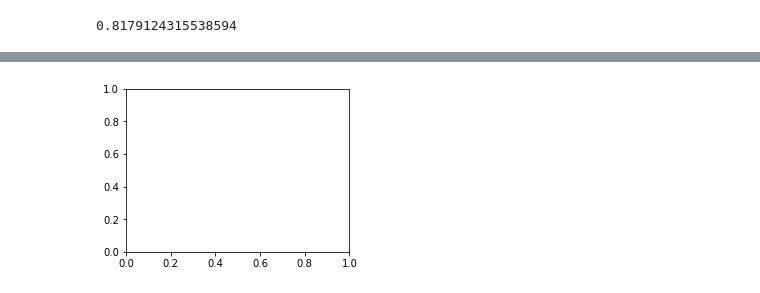
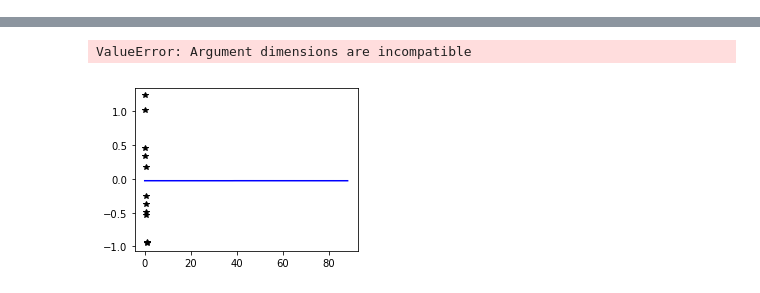
Before and after one commit to lerkoah/BayesianInterferometryIDS, a Jupyter notebook: src/gp-spectral-regression.ipynb, the cells around one changed output, grey strips where cells are left out. Saved outputs shown, nothing was run; the diff lists cells and outputs as text; code cells hidden in the pictures.

```diff
--- a/src/gp-spectral-regression.ipynb
+++ b/src/gp-spectral-regression.ipynb
@@ -7,7 +11,21 @@ from matplotlib import pyplot as plt
 # %%
-from torch.autograd import Variable
 # Training data is 11 points in [0,1] inclusive regularly spaced
-train_x = Variable(torch.linspace(0, 1, 11))
+x = np.linspace(0,1,50)
+x_tensor = Variable(torch.from_numpy(x).float())
+all_index = np.arange(x.shape[0])
+
+train_x_index = np.sort(np.random.choice(np.arange(x.shape[0]),11, replace=False))
+H = np.zeros((x.shape[0], train_x_index.shape[0])).T
+
+for q in range(train_x_index.shape[0]):
+    for p in range(x.shape[0]):
+        if train_x_index[q] == all_index[p]:
+            H[q,p] = 1
+H = H.T
+
+train_x = x[train_x_index]
+train_x = Variable(torch.from_numpy(train_x).float())
+
 # True function is sin(2*pi*x) with Gaussian noise N(0,0.04)
 train_y = Variable(torch.sin(train_x.data * (2 * np.pi)) + torch.randn(train_x.size()) * 0.2)
 # %%
@@ -19,7 +37,7 @@ from gpytorch.random_variables import GaussianRandomVariable
 # %%
 # We will use the simplest form of GP model, exact inference
 class ExactGPModel(gpytorch.models.ExactGP):
-    def __init__(self, train_x, train_y, likelihood, W):
+    def __init__(self, train_x, train_y, likelihood, W, H):
         super(ExactGPModel, self).__init__(train_x, train_y, likelihood)
         # Our mean function is constant in the interval [-1,1]
         self.mean_module = ConstantMean(constant_bounds=(-1, 1))
@@ -27,20 +45,22 @@ class ExactGPModel(gpytorch.models.ExactGP):
         self.covar_module = RBFKernel(log_lengthscale_bounds=(-10, 10))
 
         self.W = torch.from_numpy(W).float()
+        self.H = torch.from_numpy(H).float()
     def forward(self, x):
         mean_x = self.mean_module(x)
         covar_x = self.covar_module(x)
 #         print(covar_x.type())
 #         print(self.W.type())
-        covar_x = self.W.t().matmul(covar_x.matmul(self.W))
+        if self.training:
+#             print(covar_x.shape)
+            covar_x = self.H.t().matmul(self.W.t().matmul(covar_x.matmul(self.W.matmul(self.H))))
         # Return moddl output as GaussianRandomVariable
         return GaussianRandomVariable(mean_x, covar_x)
 
 # initialize likelihood and model
 likelihood = GaussianLikelihood(log_noise_bounds=(-5, 5))
 # W = 1*np.ones((train_x.data.shape[0], train_x.data.shape[0]), dtype=np.float)
-W = np.random.randn(train_x.data.shape[0], train_x.data.shape[0])
+W = np.random.randn(x.shape[0], x.shape[0])
 W = np.matmul(W.T,W)
 
-model = ExactGPModel(train_x.data, train_y.data, likelihood, W)
-model.covar_module.
+model = ExactGPModel(x_tensor.data, train_y.data, likelihood, W, H)
@@ -95,7 +113,3 @@ Iter 100/100 - Loss: 1.201   log_lengthscale: -0.201   log_noise: -1.658
-# %%
-np.exp(-0.201)
-# %% [output]
-0.8179124315538594
 # %%
 # Put model and likelihood into eval mode
 model.eval()
@@ -104,10 +118,9 @@ likelihood.eval()
 # Initialize plot
 f, observed_ax = plt.subplots(1, 1, figsize=(4, 3))
 # Test points are regularly spaced along [0,1] every 0.02
-test_x = Variable(torch.linspace(0, 1, 51))
 # Make predictions by feeding model through likelihood
 with gpytorch.fast_pred_var():
-    observed_pred = likelihood(model(test_x))
+    observed_pred = likelihood(model(x_tensor))
 
 # Define plotting function
 def ax_plot(ax, rand_var, title):
@@ -116,7 +129,7 @@ def ax_plot(ax, rand_var, title):
     # Plot training data as black stars
     ax.plot(train_x.data.numpy(), train_y.data.numpy(), 'k*')
     # Plot predictive means as blue line
-    ax.plot(test_x.data.numpy(), rand_var.mean().data.numpy(), 'b')
+    ax.plot(x_tensor.data.numpy(), rand_var.mean().data.numpy(), 'b')
     # Shade between the lower and upper confidence bounds
     ax.fill_between(test_x.data.numpy(), lower.data.numpy(), upper.data.numpy(), alpha=0.5)
     ax.set_ylim([-3, 3])
@@ -129,3 +142,4 @@ RuntimeError: size mismatch, m1: [62 x 62], m2: [11 x 11] at /opt/conda/conda-bl
+ValueError: Argument dimensions are incompatible
-[figure, old version]
+[figure, new version]
 # %%
 torch.cuda.is_available()
```
Also changed, not shown: parts of 10 cells of this notebook, 1 other file.
